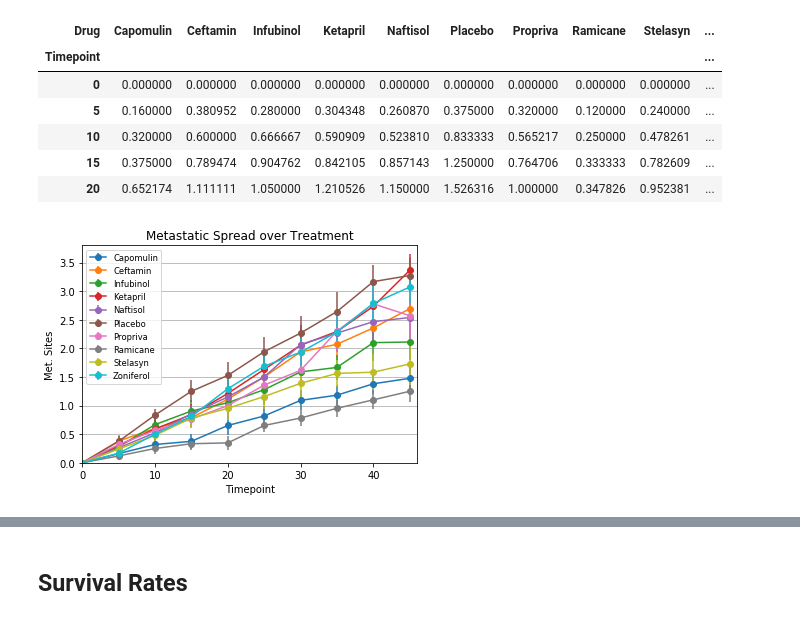
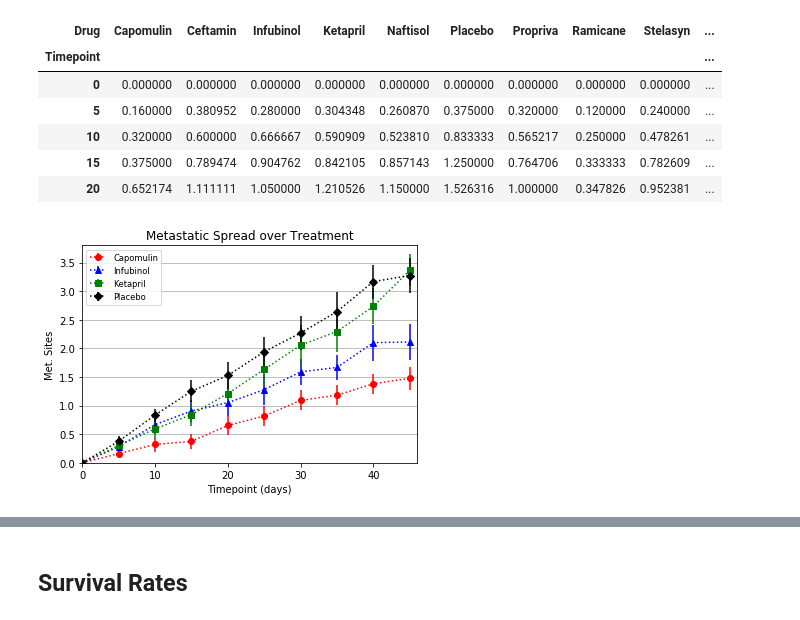
Before and after one commit to jnnhuynh-web/Matplotlib-Challenge, a Jupyter notebook: pymaceuticals_starter.ipynb, the cells around one changed output, grey strips where cells are left out. Drawn from its saved outputs; the diff is of its cells as text; code cells hidden in the pictures.

```diff
--- a/pymaceuticals_starter.ipynb
+++ b/pymaceuticals_starter.ipynb
@@ -173,33 +167,27 @@ mean_met_site2.head()
 # %%
 # Generate the Plot (with Error Bars)
 #drugs = ["Capomulin","Ceftamin","Infubinol","Ketapril","Naftisol","Placebo","Propriva","Ramicane","Stelasyn","Zoniferol"]
 
-plt.errorbar(mean_met_site2.index, mean_met_site2["Capomulin"], yerr=sem_met_site2["Capomulin"], color="C0", marker="o", markersize=6, label = "Capomulin")
-plt.errorbar(mean_met_site2.index, mean_met_site2["Ceftamin"], yerr=sem_met_site2["Ceftamin"], color="C1", marker="o", markersize=6, label = "Ceftamin")
-plt.errorbar(mean_met_site2.index, mean_met_site2["Infubinol"], yerr=sem_met_site2["Infubinol"], color="C2", marker="o", markersize=6, label = "Infubinol")
-plt.errorbar(mean_met_site2.index, mean_met_site2["Ketapril"], yerr=sem_met_site2["Ketapril"], color="C3", marker="o", markersize=6, label = "Ketapril")
-plt.errorbar(mean_met_site2.index, mean_met_site2["Naftisol"], yerr=sem_met_site2["Naftisol"], color="C4", marker="o", markersize=6, label = "Naftisol")
-plt.errorbar(mean_met_site2.index, mean_met_site2["Placebo"], yerr=sem_met_site2["Placebo"], color="C5", marker="o", markersize=6, label = "Placebo")
-plt.errorbar(mean_met_site2.index, mean_met_site2["Propriva"], yerr=sem_met_site2["Propriva"], color="C6", marker="o", markersize=6, label = "Propriva")
-plt.errorbar(mean_met_site2.index, mean_met_site2["Ramicane"], yerr=sem_met_site2["Ramicane"], color="C7", marker="o", markersize=6, label = "Ramicane")
-plt.errorbar(mean_met_site2.index, mean_met_site2["Stelasyn"], yerr=sem_met_site2["Stelasyn"], color="C8", marker="o", markersize=6, label = "Stelasyn")
-plt.errorbar(mean_met_site2.index, mean_met_site2["Zoniferol"], yerr=sem_met_site2["Zoniferol"], color="C9", marker="o", markersize=6, label = "Zoniferol")
+plt.errorbar(mean_met_site2.index, mean_met_site2["Capomulin"], yerr=sem_met_site2["Capomulin"], color="r", marker="o", markersize=6, label = "Capomulin", linestyle = ":")
+plt.errorbar(mean_met_site2.index, mean_met_site2["Infubinol"], yerr=sem_met_site2["Infubinol"], color="b", marker="^", markersize=6, label = "Infubinol", linestyle = ":")
+plt.errorbar(mean_met_site2.index, mean_met_site2["Ketapril"], yerr=sem_met_site2["Ketapril"],color="g", marker="s", markersize=6, label = "Ketapril", linestyle = ":")
+plt.errorbar(mean_met_site2.index, mean_met_site2["Placebo"], yerr=sem_met_site2["Placebo"], color="black", marker="D", markersize=6, label = "Placebo", linestyle = ":")
 
 plt.title("Metastatic Spread over Treatment")
 plt.legend(loc="best", fontsize="small", fancybox=True)
 plt.grid(axis="y")
 
-plt.xlabel("Timepoint")
+plt.xlabel("Timepoint (days)")
 plt.ylabel("Met. Sites")
 
 plt.xlim(0,46)
 plt.ylim(0,3.8)
 
 # Save the Figure
 plt.savefig('Metastatic Spread over Treatment.png')
 plt.show()
 # %% [output]
-[figure, old version]
+[figure, new version]
 # %% [markdown]
 ![Metastatic Spread During Treatment](../Images/spread.png)
 # %% [markdown]
```
Also changed, not shown: parts of 3 cells of this notebook, 3 other files.
